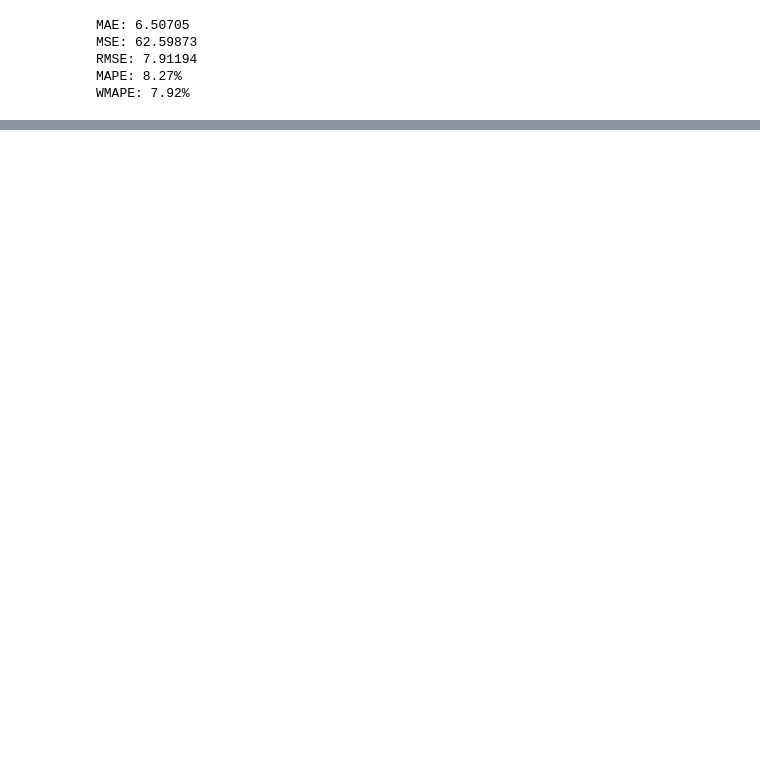
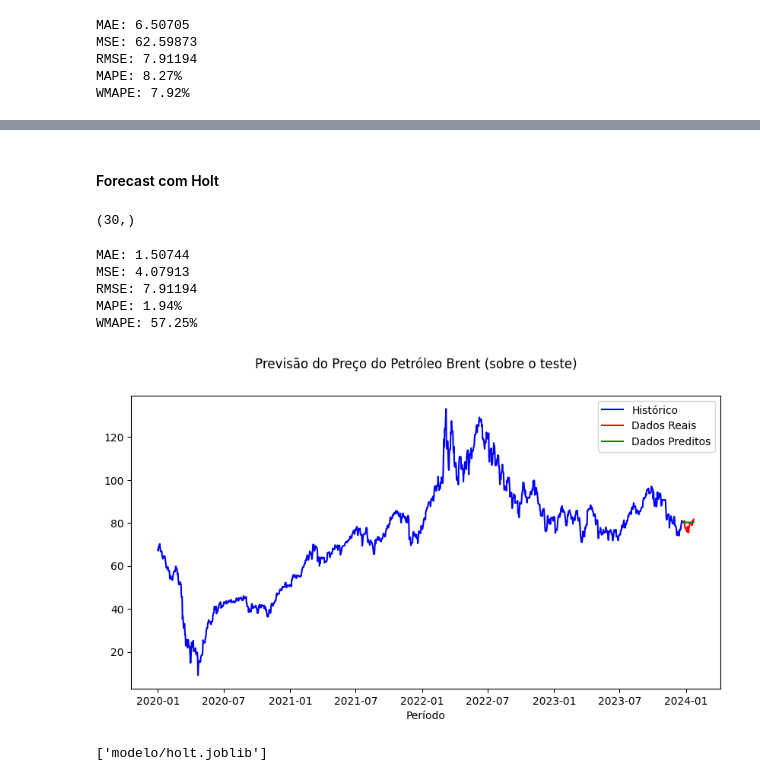
Before and after one commit to afonsosr2/tech-challenge-g51-fase04, a Jupyter notebook: modelos.ipynb, the cells around one changed output, grey strips where cells are left out. Drawn from its saved outputs; the diff is of its cells as text; code cells hidden in the pictures; blank space fills up the shorter version.

```diff
--- a/modelos.ipynb
+++ b/modelos.ipynb
@@ -466,0 +449,3 @@ WMAPE: 7.92%
+# %%
+train_holt = dados_resample[:-30]
+test_holt = dados_resample[-30:]
@@ -466,0 +458,4 @@ WMAPE: 7.92%
+# %%
+modelo_holt = Holt(train_holt)
+# %%
+resultado_holt = modelo_holt.fit()
@@ -466,0 +479,44 @@ WMAPE: 7.92%
+# %% [markdown]
+#### Forecast com Holt
+# %%
+pred_holt = resultado_holt.forecast(len(test_holt))
+# %%
+pred_holt.shape
+# %% [output]
+(30,)
+# %%
+# Performance da técnica
+mae_holt = mean_absolute_error(test_holt.values, pred_holt.values)
+mse_holt = mean_squared_error(test_holt.values, pred_holt.values)
+rmse_holt = math.sqrt(mse_prophet)
+mape_holt = mean_absolute_percentage_error(test_holt.values, pred_holt.values)
+wmape_holt = wmape(test_holt.values, pred_holt.values)
+
+print(f"MAE: {mae_holt:.5f}")
+print(f"MSE: {mse_holt:.5f}")
+print(f"RMSE: {rmse_holt:.5f}")
+print(f"MAPE: {mape_holt:.2%}")
+print(f"WMAPE: {wmape_holt:.2%}")
+# %% [output]
+MAE: 1.50744
+MSE: 4.07913
+RMSE: 7.91194
+MAPE: 1.94%
+WMAPE: 57.25%
+# %%
+fig, ax = plt.subplots(figsize = (10,5))
+fig.suptitle('Previsão do Preço do Petróleo Brent (sobre o teste)')
+
+dados_treino, = plt.plot(train_holt['2020-01-01':],"b", label = "Histórico")
+dados_test, = plt.plot(test_holt, "r", label = "Dados Reais")
+dados_pred, = plt.plot(pred_holt, "g", label = "Dados Preditos")
+plt.legend(handles=[dados_treino, dados_test, dados_pred])
+plt.xlabel('Período')
+plt.show()
+# %% [output]
+[figure, added]
+# %%
+import joblib
+joblib.dump(modelo_holt, 'modelo/holt.joblib')
+# %% [output]
+['modelo/holt.joblib']
```
Also changed, not shown: parts of 18 cells of this notebook, 8 other files.
